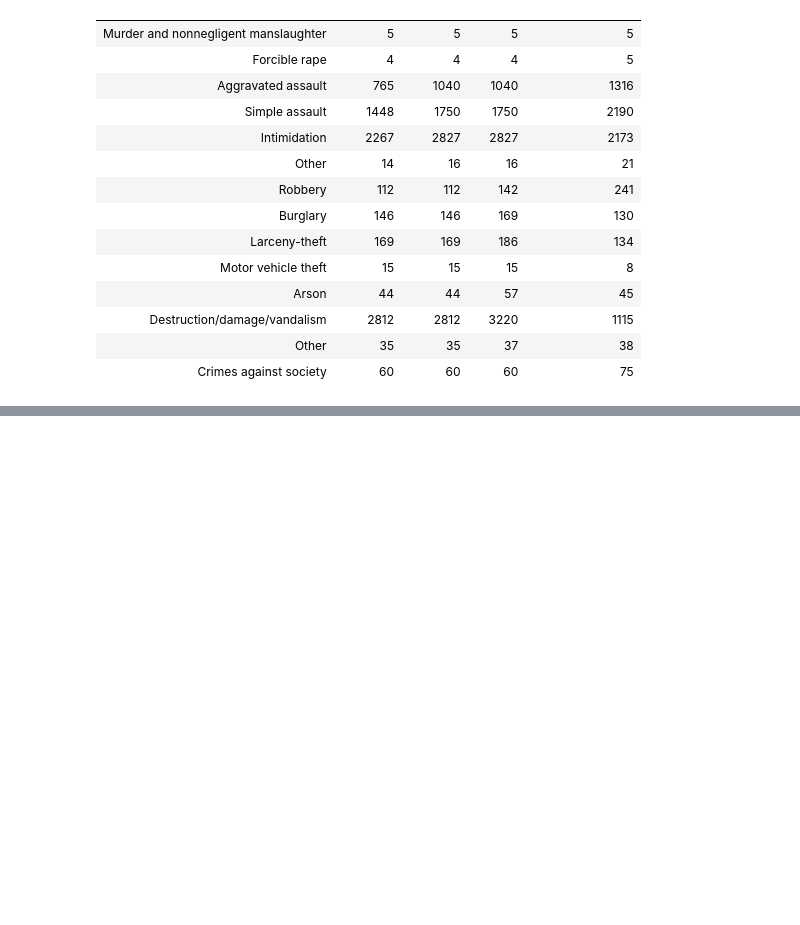
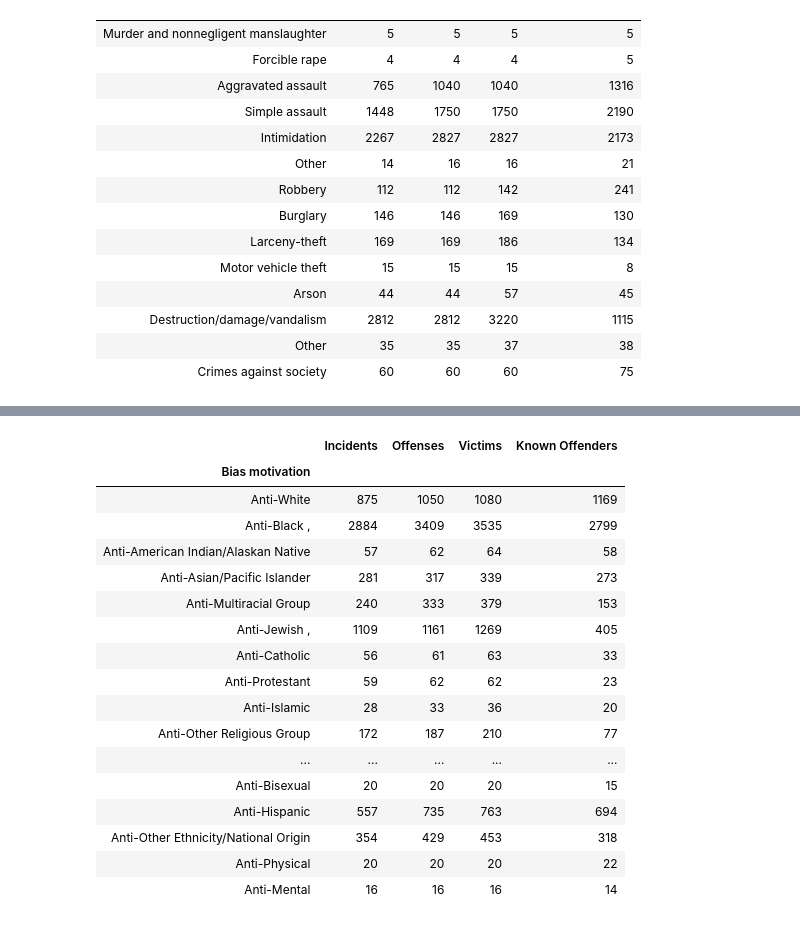
Before and after one commit to helenhc/Crime-Hate-Crime, a Jupyter notebook: tables 1 & 2.ipynb, the cells around one changed output, grey strips where cells are left out. Drawn from its saved outputs; the diff is of its cells as text; code cells hidden in the pictures; blank space fills up the shorter version.

```diff
--- a/tables 1 & 2.ipynb
+++ b/tables 1 & 2.ipynb
@@ -77,22 +85,22 @@ idx1 = as_list1.index('National Origin ')
 as_list1[idx1] = 'Anti-Other Ethnicity/National Origin'
 t1_03.index = as_list1
 # %%
-incidents_00 = ['875', '2,884', '57', '281', '240', '1,109', '56', '59', '28', '172', '44', '4', '896', '179',
+incidents_00 = ['875', '2884', '57', '281', '240', '1109', '56', '59', '28', '172', '44', '4', '896', '179',
                '182', '22', '20', '557', '354', '20', '16']
 t1_00['Incidents'] = incidents_00
 t1_00 = t1_00[['Incidents', 'Offenses', 'Victims', 'Known Offenders']]
 
-incidents_01 = ['891', '2,899', '80', '280', '217', '1,043', '38', '35', '481', '181', '45', '5', '980', '205',
-                '173', '18', '17', '597', '1,501', '12','23']
+incidents_01 = ['891', '2899', '80', '280', '217', '1043', '38', '35', '481', '181', '45', '5', '980', '205',
+                '173', '18', '17', '597', '1501', '12','23']
 t1_01['Incidents'] = incidents_01
 t1_01 = t1_01[['Incidents', 'Offenses', 'Victims', 'Known Offenders']]
 
-incidents_02 = ['719', '2,486', '62', '217', '158', '931', '53', '55', '155', '198', '31', '3', '825', '172', '222',
+incidents_02 = ['719', '2486', '62', '217', '158', '931', '53', '55', '155', '198', '31', '3', '825', '172', '222',
                '10', '15', '480', '622', '20', '25']
 t1_02['Incidents'] = incidents_02
 t1_02 = t1_02[['Incidents', 'Offenses', 'Victims', 'Known Offenders']]
 
-incidents_03 = ['830', '2,548', '76', '231', '159', '927', '76', '49', '149', '109', '24', '9', '783', '187', '247',
+incidents_03 = ['830', '2548', '76', '231', '159', '927', '76', '49', '149', '109', '24', '9', '783', '187', '247',
                '14', '8', '426', '600', '24', '9']
 t1_03['Incidents'] = incidents_03
 t1_03 = t1_03[['Incidents', 'Offenses', 'Victims', 'Known Offenders']]
@@ -281,0 +401,21 @@ t2_04
+# %%
+t1_00
+# %% [output]
+|  | Incidents | Offenses | Victims | Known Offenders |
+| Bias motivation |  |  |  |  |
+| Anti-White | 875 | 1050 | 1080 | 1169 |
+| Anti-Black , | 2884 | 3409 | 3535 | 2799 |
+| Anti-American Indian/Alaskan Native | 57 | 62 | 64 | 58 |
+| Anti-Asian/Pacific Islander | 281 | 317 | 339 | 273 |
+| Anti-Multiracial Group | 240 | 333 | 379 | 153 |
+| Anti-Jewish , | 1109 | 1161 | 1269 | 405 |
+| Anti-Catholic | 56 | 61 | 63 | 33 |
+| Anti-Protestant | 59 | 62 | 62 | 23 |
+| Anti-Islamic | 28 | 33 | 36 | 20 |
+| Anti-Other Religious Group | 172 | 187 | 210 | 77 |
+| ... | ... | ... | ... | ... |
+| Anti-Bisexual | 20 | 20 | 20 | 15 |
+| Anti-Hispanic | 557 | 735 | 763 | 694 |
+| Anti-Other Ethnicity/National Origin | 354 | 429 | 453 | 318 |
+| Anti-Physical | 20 | 20 | 20 | 22 |
+| Anti-Mental | 16 | 16 | 16 | 14 |
```
Also changed, not shown: parts of 21 cells of this notebook, 1 other file.
